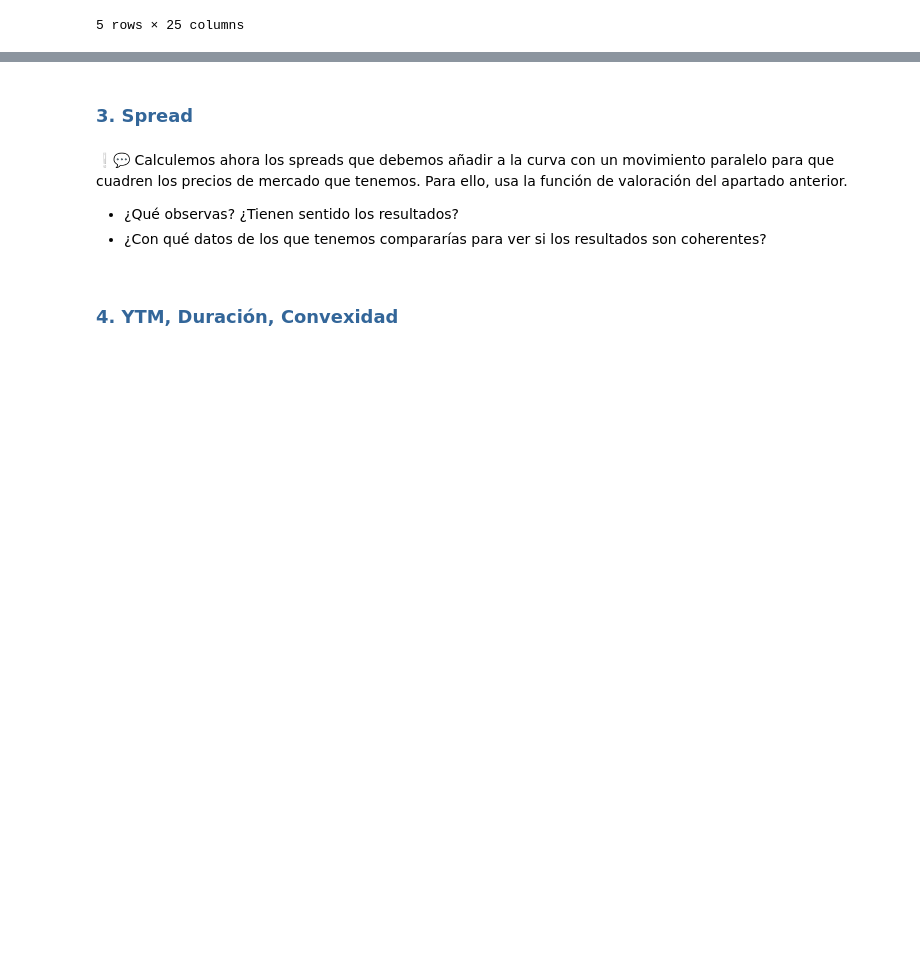
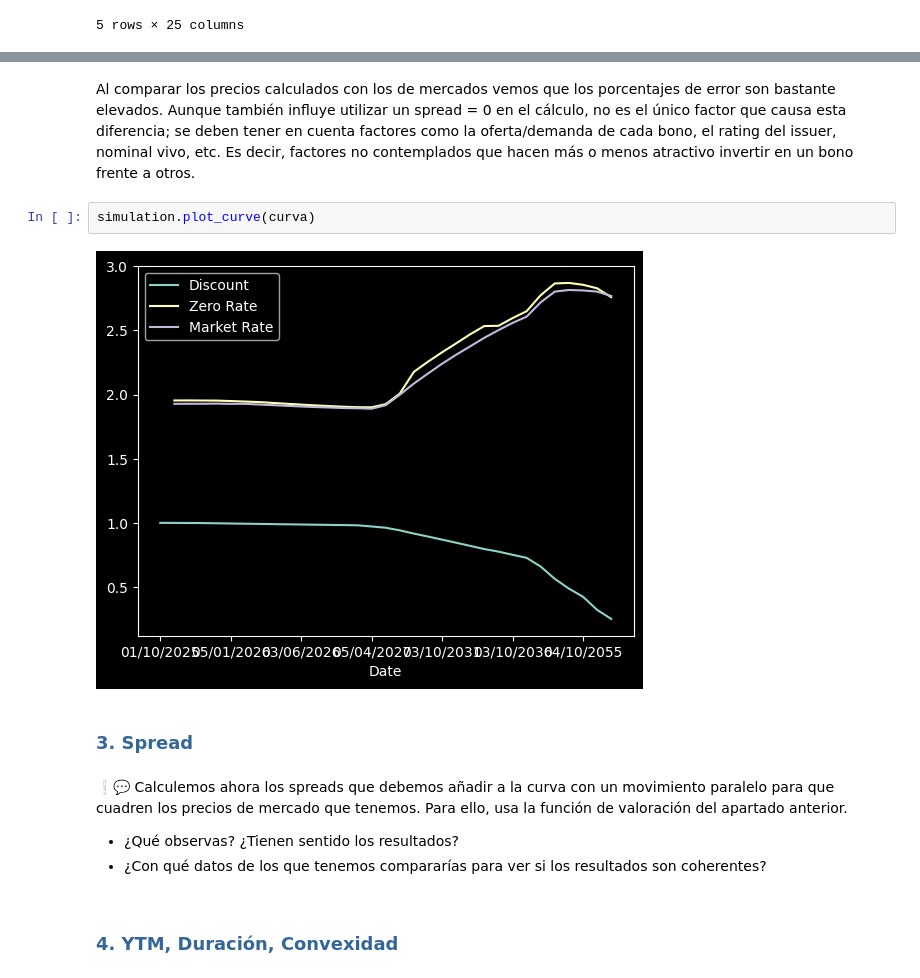
Before and after one commit to Juanjod54/MIAX_TB2.1, a Jupyter notebook: src/TallerRF_AnálisisCartera_Enunciado.ipynb, the cells around one changed output, grey strips where cells are left out. Drawn from its saved outputs; the diff is of its cells as text; blank space fills up the shorter version.

```diff
--- a/src/TallerRF_AnálisisCartera_Enunciado.ipynb
+++ b/src/TallerRF_AnálisisCartera_Enunciado.ipynb
@@ -707,3 +699,9 @@ Aunque también influye utilizar un spread = 0 en el cálculo, no es el único f
+# %% [markdown]
+Al comparar los precios calculados con los de mercados vemos que los porcentajes de error son bastante elevados. Aunque también influye utilizar un spread = 0 en el cálculo, no es el único factor que causa esta diferencia; se deben tener en cuenta factores como la oferta/demanda de cada bono, el rating del issuer, nominal vivo, etc. Es decir, factores no contemplados que hacen más o menos atractivo invertir en un bono frente a otros.
+# %%
+simulation.plot_curve(curva)
+# %% [output]
+[figure, added]
 # %% [markdown]
 ### <font color=#336699>3. Spread</font>
 # %% [markdown]
```
Also changed, not shown: parts of 48 cells of this notebook.
